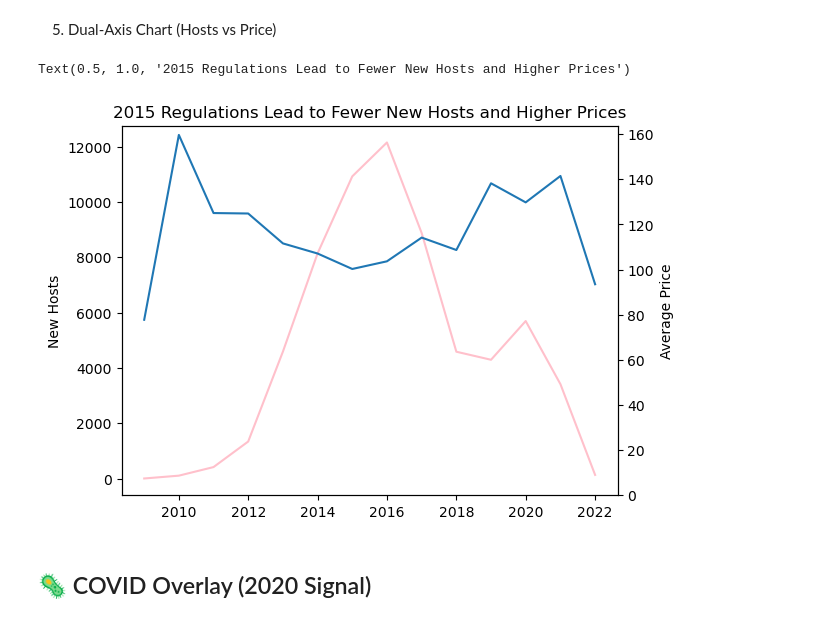
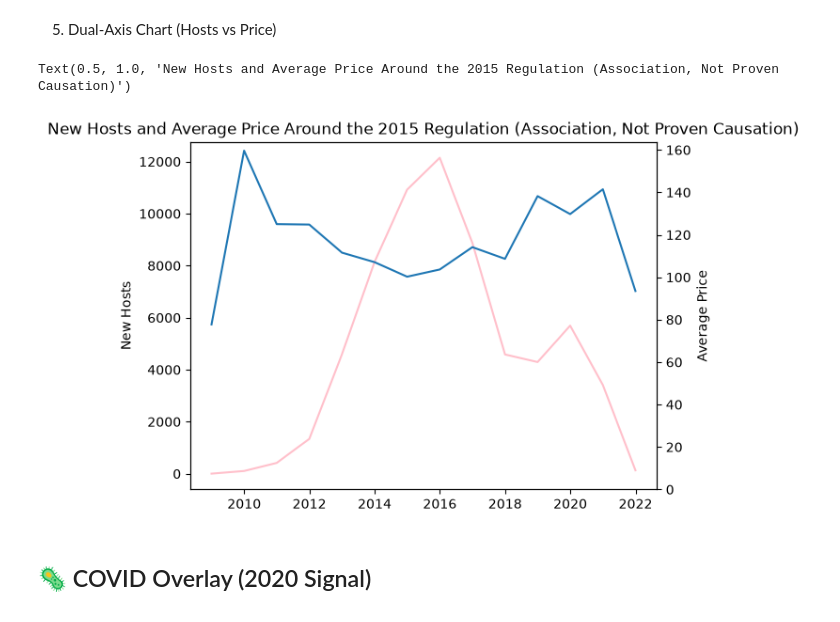
Before and after one commit to lucifer0096/data-portfolio, a Jupyter notebook: Airbnb Listing Analysis/Project.ipynb, the cells around one changed output. Drawn from its saved outputs; the diff is of its cells as text; code cells hidden in the pictures.

```diff
--- a/Airbnb Listing Analysis/Project.ipynb
+++ b/Airbnb Listing Analysis/Project.ipynb
@@ -34,7 +34,7 @@ pip install pandas seaborn matplotlib
 # %%
 import pandas as pd
 
-listings = pd.read_csv("Listings.csv", encoding = "ISO-8859-1", low_memory=False)
+listings = pd.read_csv("Data/Listings.csv", encoding = "ISO-8859-1", low_memory=False)
 # %% [markdown]
 # 279k global listings loaded ✓
 # %%
@@ -311,31 +311,31 @@ sns.despine()
 # %%
 import matplotlib.pyplot as plt
 
 fig, ax = plt.subplots()
 
 ax.plot(
     paris_listings_over_time.index,
     paris_listings_over_time["neighbourhood"],
     label = "New Hosts" ,
     c = "Pink"
 )
 ax.set_ylabel("New Hosts")
 
 ax2 = ax.twinx()
 ax2.plot(
     paris_listings_over_time.index,
     paris_listings_over_time["price"],
     label = "Average Price" ,
 )
 
 ax2.set_ylim(0)
 
 ax2.set_ylabel("Average Price")
 
-ax.set_title("2015 Regulations Lead to Fewer New Hosts and Higher Prices")
+ax.set_title("New Hosts and Average Price Around the 2015 Regulation (Association, Not Proven Causation)")
 # %% [output]
-Text(0.5, 1.0, '2015 Regulations Lead to Fewer New Hosts and Higher Prices')
+Text(0.5, 1.0, 'New Hosts and Average Price Around the 2015 Regulation (Association, Not Proven Causation)')
-[figure, old version]
+[figure, new version]
 # %% [markdown]
 ## 🦠 COVID Overlay (2020 Signal)
 # %%
```
Also changed, not shown: parts of 10 cells of this notebook, 4 other files.
